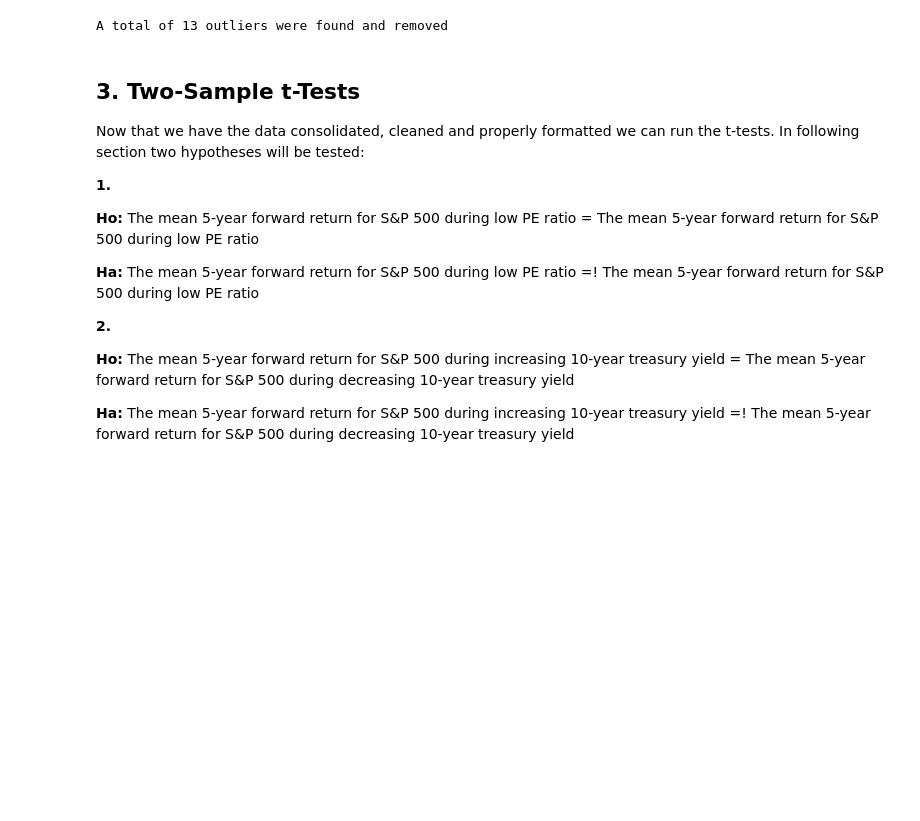
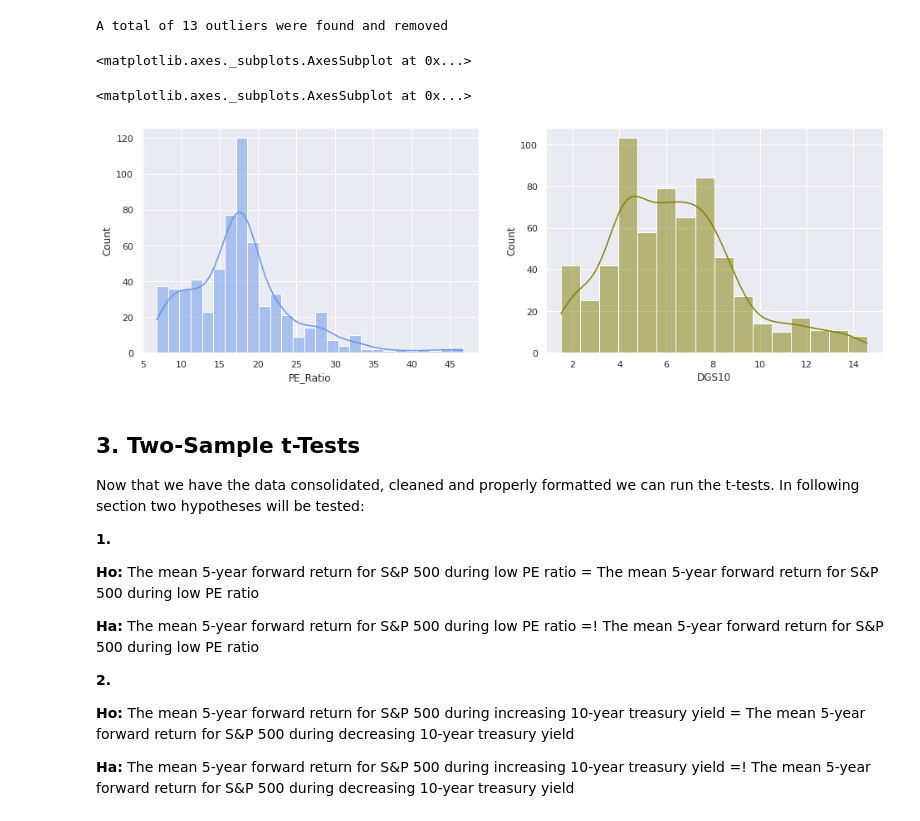
Before and after one commit to prajwalshrestha381/Thinkful_Data_Analytics, a Jupyter notebook: Python_Capstone_Project.ipynb, the cells around one changed output. Cells and saved outputs as stored; diff of their text form; code cells hidden in the pictures; blank space fills up the shorter version.

```diff
--- a/Python_Capstone_Project.ipynb
+++ b/Python_Capstone_Project.ipynb
@@ -231,6 +235,18 @@ print(colored('A total of {} outliers were found and removed'.format(count1 - co
 <matplotlib.axes._subplots.AxesSubplot at 0x...>
 [figure]
 A total of 13 outliers were found and removed
+# %%
+# Check distribution
+sns.set(style="darkgrid")
+
+fig, (ax0, ax1) = plt.subplots(nrows=1, ncols=2,figsize=(16, 5))
+sns.histplot(data=df, x="PE_Ratio", kde=True, color="cornflowerblue", ax=ax0)
+sns.histplot(data=df, x="DGS10", kde=True, color="olive", ax=ax1)
+plt.show()
+# %% [output]
+<matplotlib.axes._subplots.AxesSubplot at 0x...>
+<matplotlib.axes._subplots.AxesSubplot at 0x...>
+[figure, added]
 # %% [markdown]
 
 ## **3. Two-Sample t-Tests**
```
Also changed, not shown: parts of 15 cells of this notebook.
